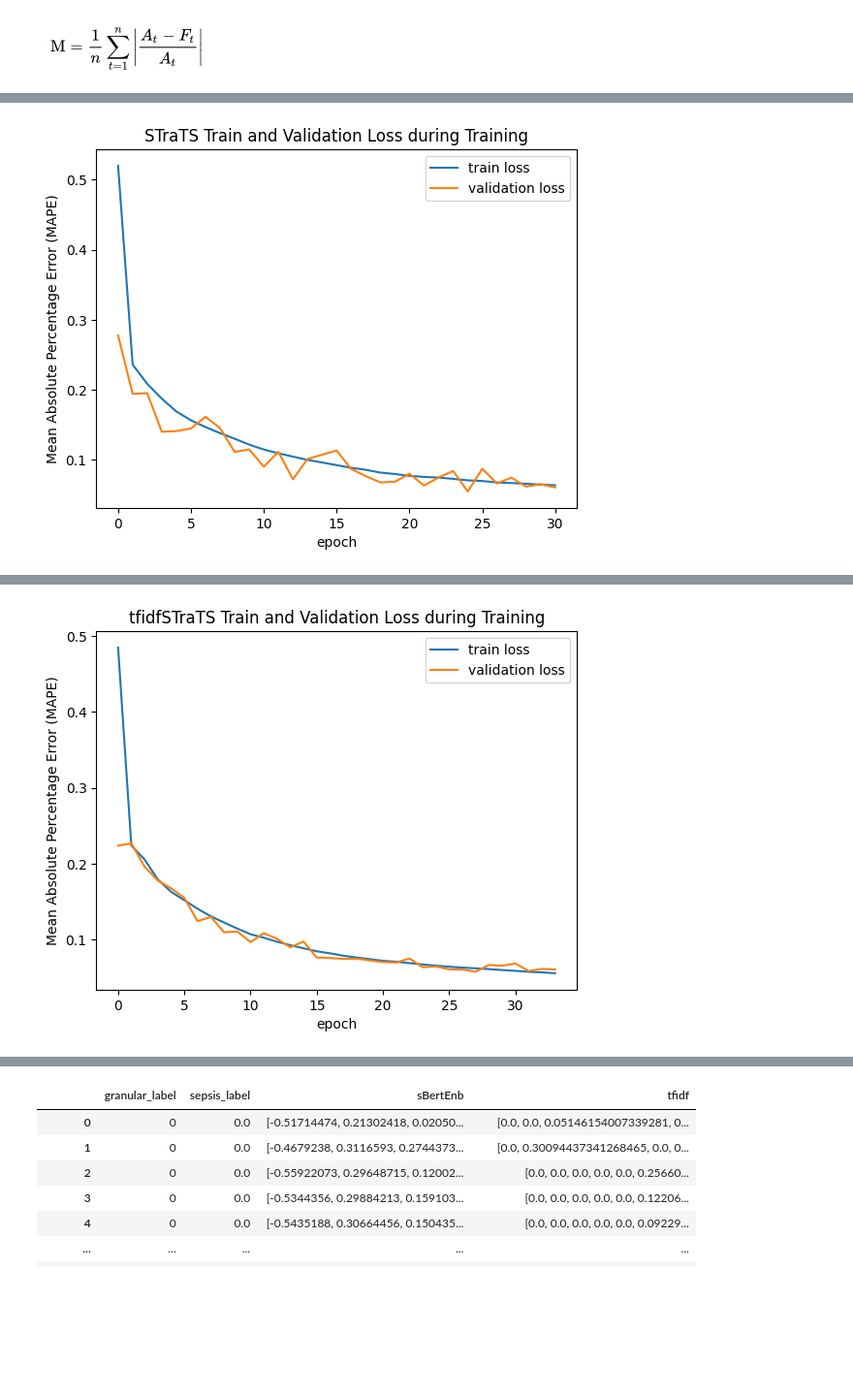
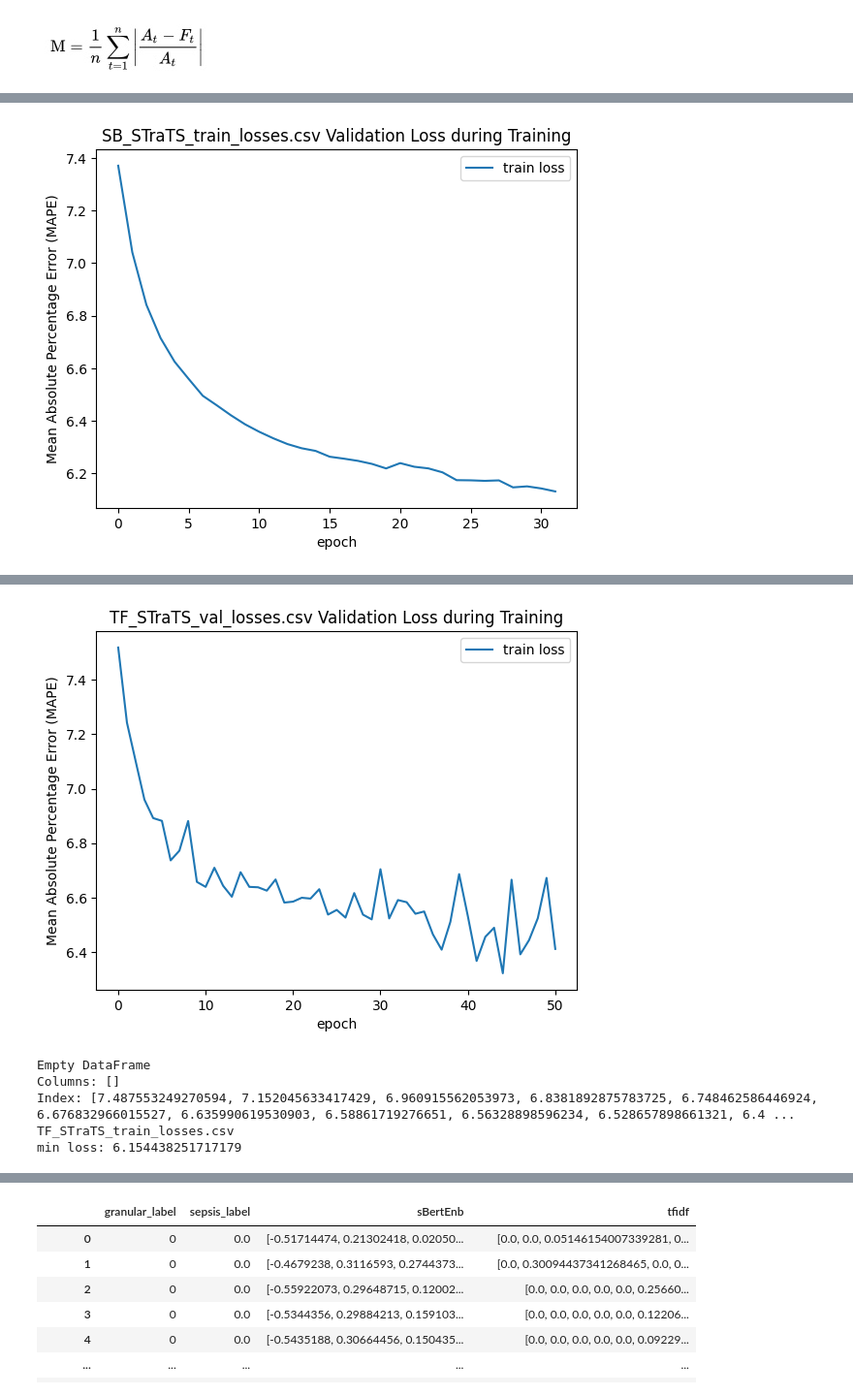
Before and after one commit to ortsanpablo/thesis, a Jupyter notebook: Train_Val-Losses.ipynb, the cells around one changed output, grey strips where cells are left out. Shown: that part at 97% size. Cells and saved outputs as stored; diff of their text form; code cells hidden in the pictures; blank space fills up the shorter version.

```diff
--- a/Train_Val-Losses.ipynb
+++ b/Train_Val-Losses.ipynb
@@ -22,27 +22,28 @@ import matplotlib.pyplot as plt
 from sklearn.preprocessing import StandardScaler
 
 ### Set your path to the folder containing the .csv files
-PATH = './Experiments/train_losses/' # Use your path
+PATH = './Experiments/unseeded_models/train_val_losses/' # Use your path
 
 ### Fetch all files in path
 fileNames = os.listdir(PATH)
 
 ### Filter file name list for files ending with .csv
-fileNames = [file for file in fileNames if '.csv' in file]
+fileNames = [file for file in fileNames if 'losses.csv' in file]
 
 ### Loop over all files
 for file in fileNames:
 
     ### Read .csv file and append to list
     df = pd.read_csv(PATH + file, index_col = 0)
-    name = file[7:-35]
+    print(df)
+    name = file
     ### Create line for every file
     print(name)
-    print("min train loss:",min(df["train_loss"]))
-    print("min val loss:",min(df["val_loss"]))
+    #print("min train loss:",min(df["train_loss"]))
+    print("min loss:",min(df.index))
 
-    plt.plot(df)
-    plt.title(f"{name} Train and Validation Loss during Training")
+    plt.plot(df.index)
+    plt.title(f"{name} Validation Loss during Training")
     plt.xlabel("epoch")
     plt.ylabel("Mean Absolute Percentage Error (MAPE)")
     plt.legend(['train loss','validation loss'],loc='upper right')
@@ -63 +70 @@ min val loss: 0.0548356994986534
-[figure, old version]
+[figure, new version]
@@ -67 +76,6 @@ min val loss: 0.058003194630146
-[figure, old version]
+[figure, new version]
+Empty DataFrame
+Columns: []
+Index: [7.487553249270594, 7.152045633417429, 6.960915562053973, 6.8381892875783725, 6.748462586446924, 6.676832966015527, 6.635990619530903, 6.58861719276651, 6.56328898596234, 6.528657898661321, 6.4 ...
+TF_STraTS_train_losses.csv
+min loss: 6.154438251717179
```
Also changed, not shown: parts of 1 cell of this notebook, 24 other files.
